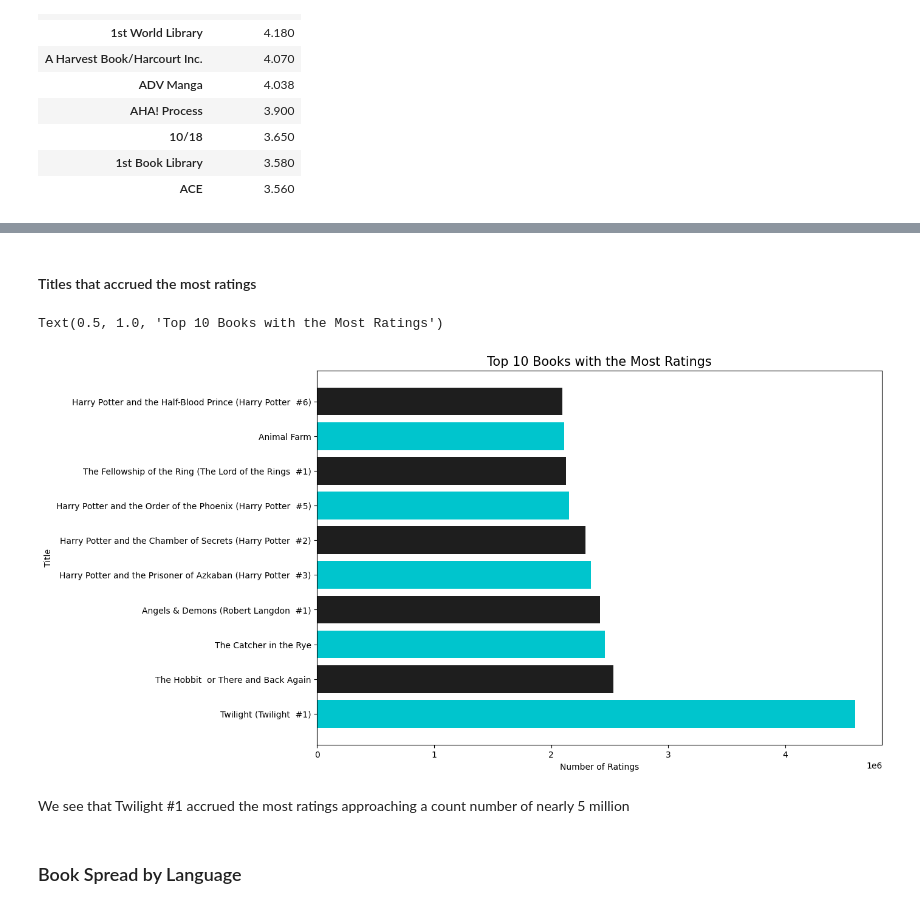
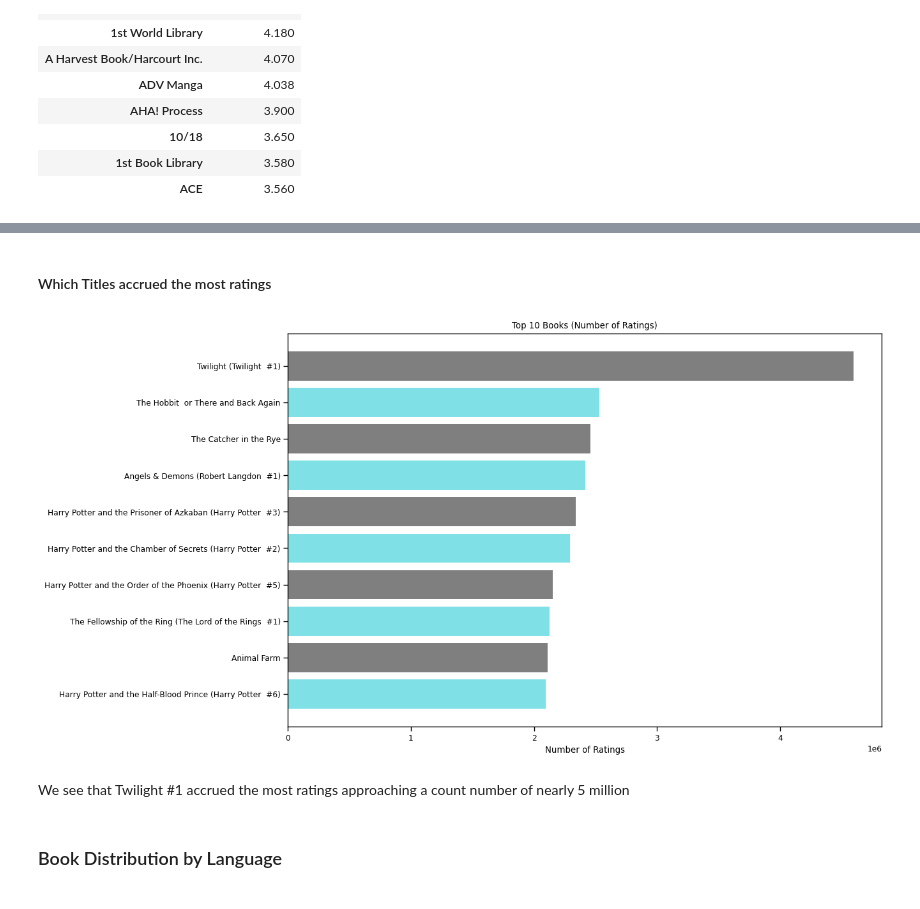
Before and after one commit to Ayanab01/BookClassificationModel, a Jupyter notebook: ML Project.ipynb, the cells around one changed output, grey strips where cells are left out. Drawn from its saved outputs; the diff is of its cells as text; code cells hidden in the pictures.

```diff
--- a/ML Project.ipynb
+++ b/ML Project.ipynb
@@ -409,18 +502,19 @@ Text(0.5, 1.0, 'Top 10 Publishing Houses with most number of books')
 # %% [markdown]
-#### Titles that accrued the most ratings
+#### Which Titles accrued the most ratings
 # %%
-order_2 = df.nlargest(10, ['ratings_count'])
-title = order_2.title
-ratings_count = order_2.ratings_count
-plt.figure(figsize = (12, 8))
-plt.barh(title, ratings_count, color=['#00C5CD', '#1E1E1E'])
+top10Titles = df.nlargest(10, ['ratings_count'])
+top10TitlesG = top10Titles[['title', 'ratings_count']]
+top10TitlesG = top10TitlesG.sort_values(by=['ratings_count'], ascending=True)
+
+plt.figure(figsize=(12, 8))
+y_NoTitles = top10TitlesG['title']
+plt.barh(y_NoTitles, top10TitlesG.ratings_count, 0.8, align='center', alpha=0.5, color = ['#00C5CD', '#000000'])
 plt.xlabel('Number of Ratings')
-plt.ylabel('Title')
-plt.title("Top 10 Books with the Most Ratings",fontsize=15)
+plt.title('Top 10 Books (Number of Ratings)')
+plt.show()
 # %% [output]
-Text(0.5, 1.0, 'Top 10 Books with the Most Ratings')
-[figure, old version]
+[figure, new version]
 # %% [markdown]
 We see that Twilight #1 accrued the most ratings approaching a count number of nearly 5 million
 # %% [markdown]
-### Book Spread by Language
+### Book Distribution by Language
```
Also changed, not shown: parts of 43 cells of this notebook.
